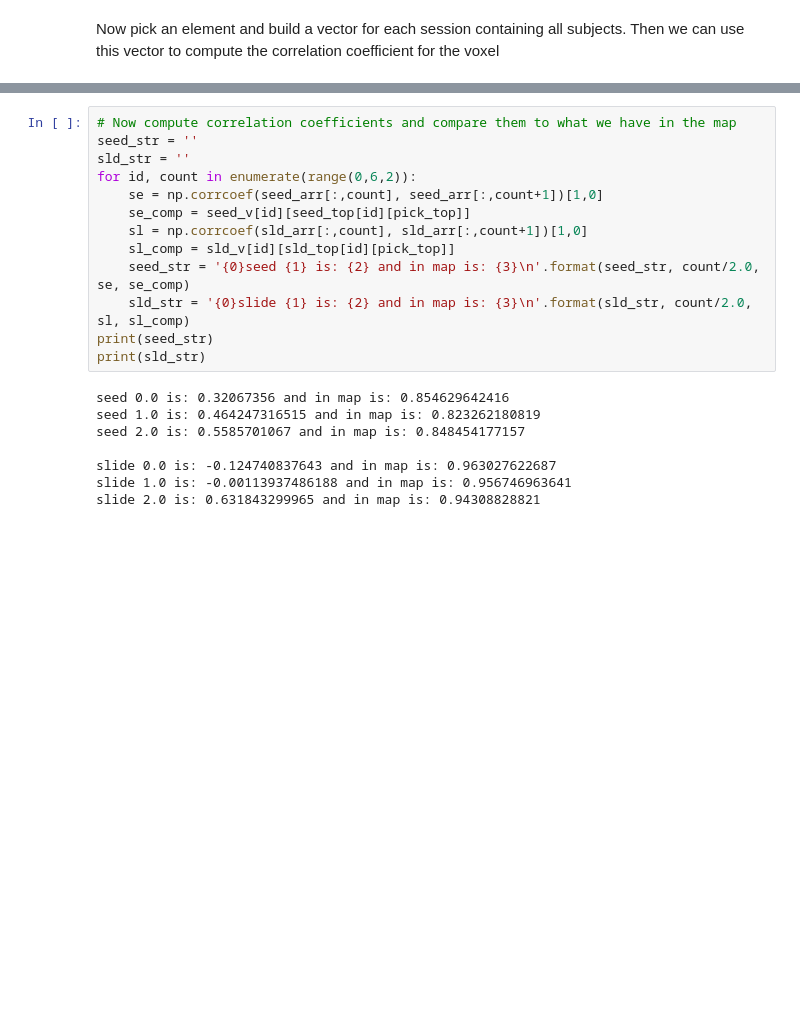
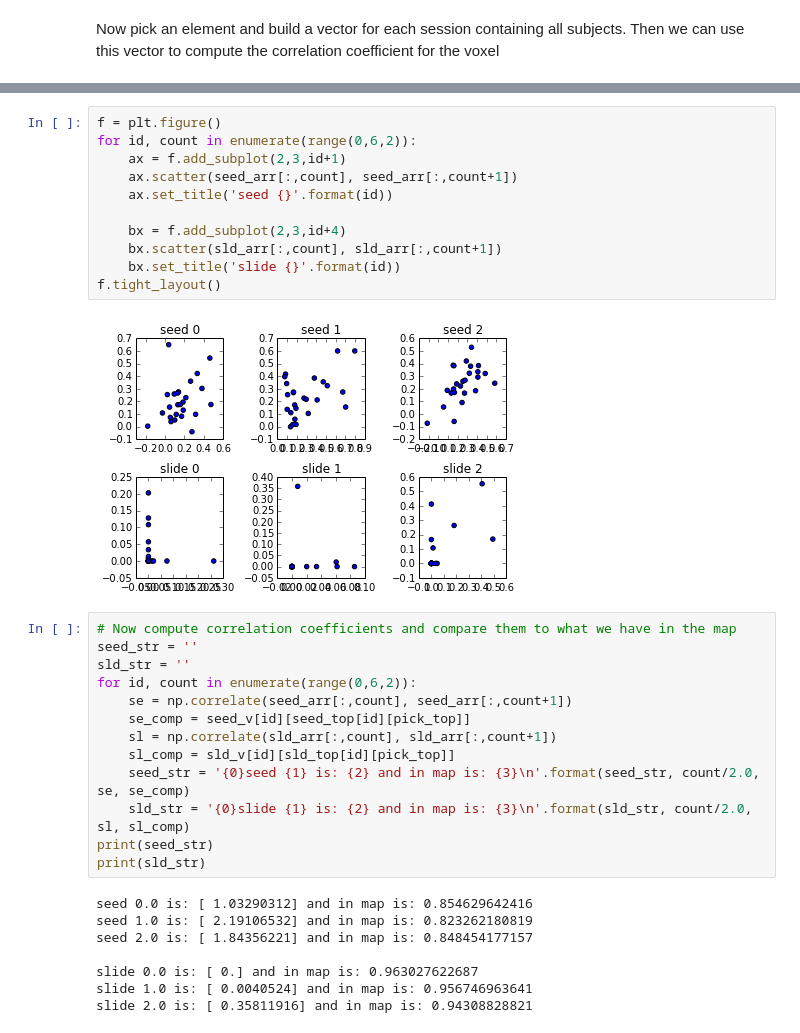
Before and after one commit to surchs/Logbooks, a Jupyter notebook: 08_18_14.ipynb, the cells around one changed output, grey strips where cells are left out. Cells and saved outputs as stored; diff of their text form; blank space fills up the shorter version.

```diff
--- a/08_18_14.ipynb
+++ b/08_18_14.ipynb
@@ -175,21 +183,34 @@ for sub_id, sub in enumerate(sld_subs.keys()):
+# %%
+f = plt.figure()
+for id, count in enumerate(range(0,6,2)):
+    ax = f.add_subplot(2,3,id+1)
+    ax.scatter(seed_arr[:,count], seed_arr[:,count+1])
+    ax.set_title('seed {}'.format(id))
+
+    bx = f.add_subplot(2,3,id+4)
+    bx.scatter(sld_arr[:,count], sld_arr[:,count+1])
+    bx.set_title('slide {}'.format(id))
+f.tight_layout()
+# %% [output]
+[figure, added]
 # %%
 # Now compute correlation coefficients and compare them to what we have in the map
 seed_str = ''
 sld_str = ''
 for id, count in enumerate(range(0,6,2)):
-    se = np.corrcoef(seed_arr[:,count], seed_arr[:,count+1])[1,0]
+    se = np.correlate(seed_arr[:,count], seed_arr[:,count+1])
     se_comp = seed_v[id][seed_top[id][pick_top]]
-    sl = np.corrcoef(sld_arr[:,count], sld_arr[:,count+1])[1,0]
+    sl = np.correlate(sld_arr[:,count], sld_arr[:,count+1])
     sl_comp = sld_v[id][sld_top[id][pick_top]]
     seed_str = '{0}seed {1} is: {2} and in map is: {3}\n'.format(seed_str, count/2.0, se, se_comp)
     sld_str = '{0}slide {1} is: {2} and in map is: {3}\n'.format(sld_str, count/2.0, sl, sl_comp)
 print(seed_str)
 print(sld_str)
 # %% [output]
-seed 0.0 is: 0.32067356 and in map is: 0.854629642416
-seed 1.0 is: 0.464247316515 and in map is: 0.823262180819
-seed 2.0 is: 0.5585701067 and in map is: 0.848454177157
+seed 0.0 is: [ 1.03290312] and in map is: 0.854629642416
+seed 1.0 is: [ 2.19106532] and in map is: 0.823262180819
+seed 2.0 is: [ 1.84356221] and in map is: 0.848454177157
 
-slide 0.0 is: -0.124740837643 and in map is: 0.963027622687
-slide 1.0 is: -0.00113937486188 and in map is: 0.956746963641
-slide 2.0 is: 0.631843299965 and in map is: 0.94308828821
+slide 0.0 is: [ 0.] and in map is: 0.963027622687
+slide 1.0 is: [ 0.0040524] and in map is: 0.956746963641
+slide 2.0 is: [ 0.35811916] and in map is: 0.94308828821
```
Also changed, not shown: parts of 6 cells of this notebook, 1 other file.
